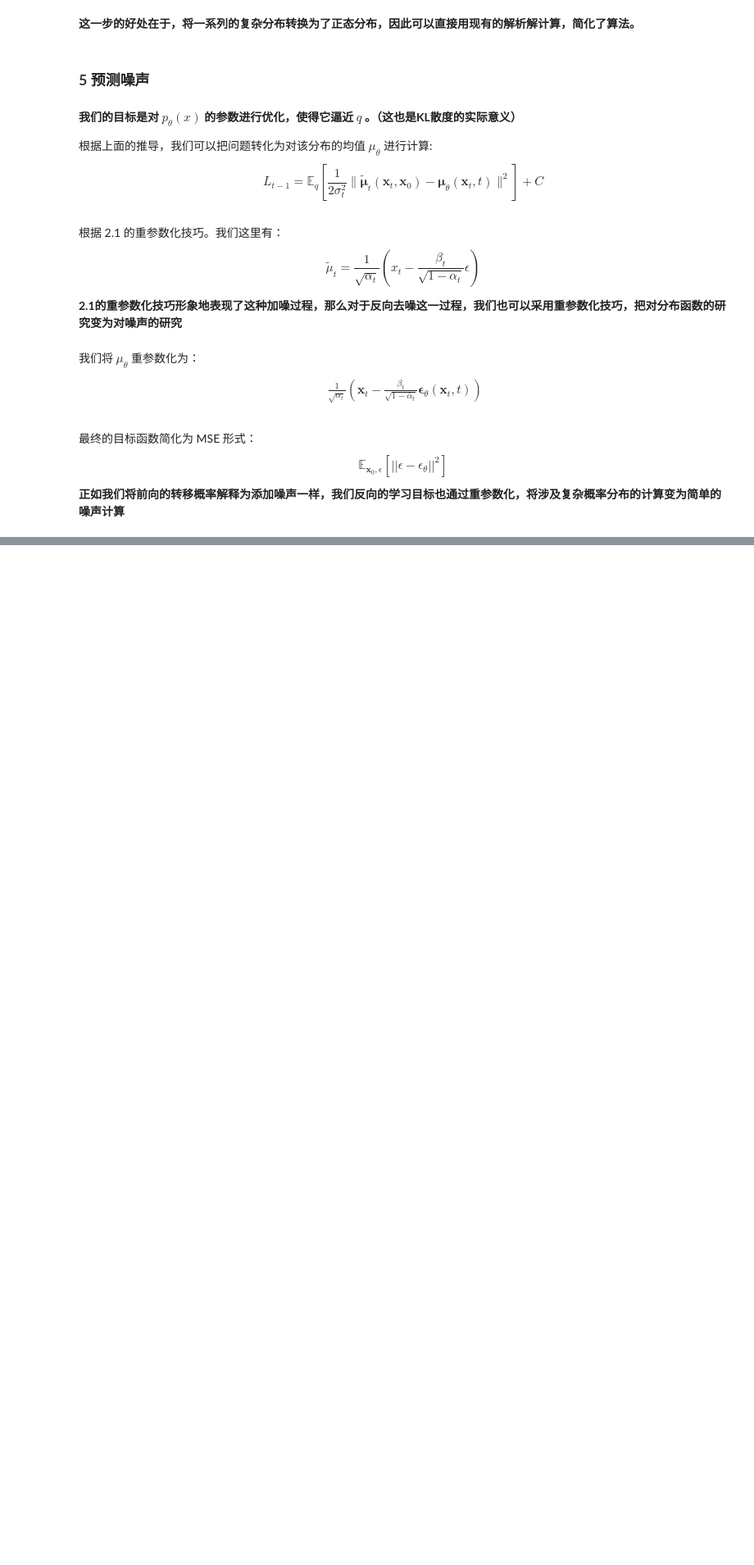
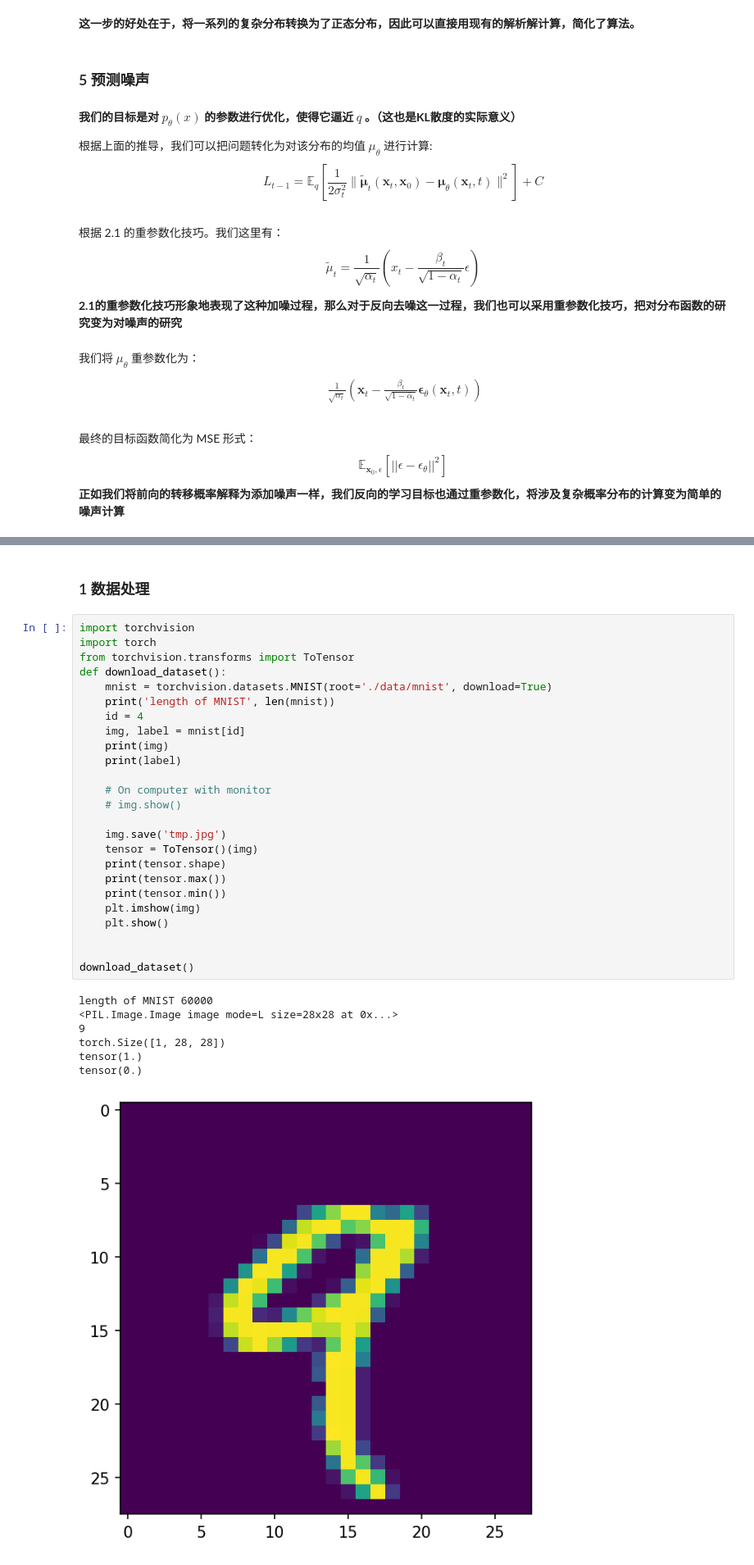
Before and after one commit to PeiyangFantasist/Learn-Notes-of-DL-and-CV, a Jupyter notebook: DDPM_LearnNote.ipynb, the cells around one changed output, grey strips where cells are left out. Shown at 82% size. Cells and saved outputs as stored; diff of their text form; blank space fills up the shorter version.

```diff
--- a/DDPM_LearnNote.ipynb
+++ b/DDPM_LearnNote.ipynb
@@ -184,0 +192,35 @@ plt.show()
+# %% [markdown]
+### 1 数据处理
+# %%
+import torchvision
+import torch
+from torchvision.transforms import ToTensor
+def download_dataset():
+    mnist = torchvision.datasets.MNIST(root='./data/mnist', download=True)
+    print('length of MNIST', len(mnist))
+    id = 4
+    img, label = mnist[id]
+    print(img)
+    print(label)
+
+    # On computer with monitor
+    # img.show()
+
+    img.save('tmp.jpg')
+    tensor = ToTensor()(img)
+    print(tensor.shape)
+    print(tensor.max())
+    print(tensor.min())
+    plt.imshow(img)
+    plt.show()
+
+
+download_dataset()
+# %% [output]
+length of MNIST 60000
+<PIL.Image.Image image mode=L size=28x28 at 0x...>
+9
+torch.Size([1, 28, 28])
+tensor(1.)
+tensor(0.)
+[figure, added]
```
Also changed, not shown: parts of 30 cells of this notebook.
